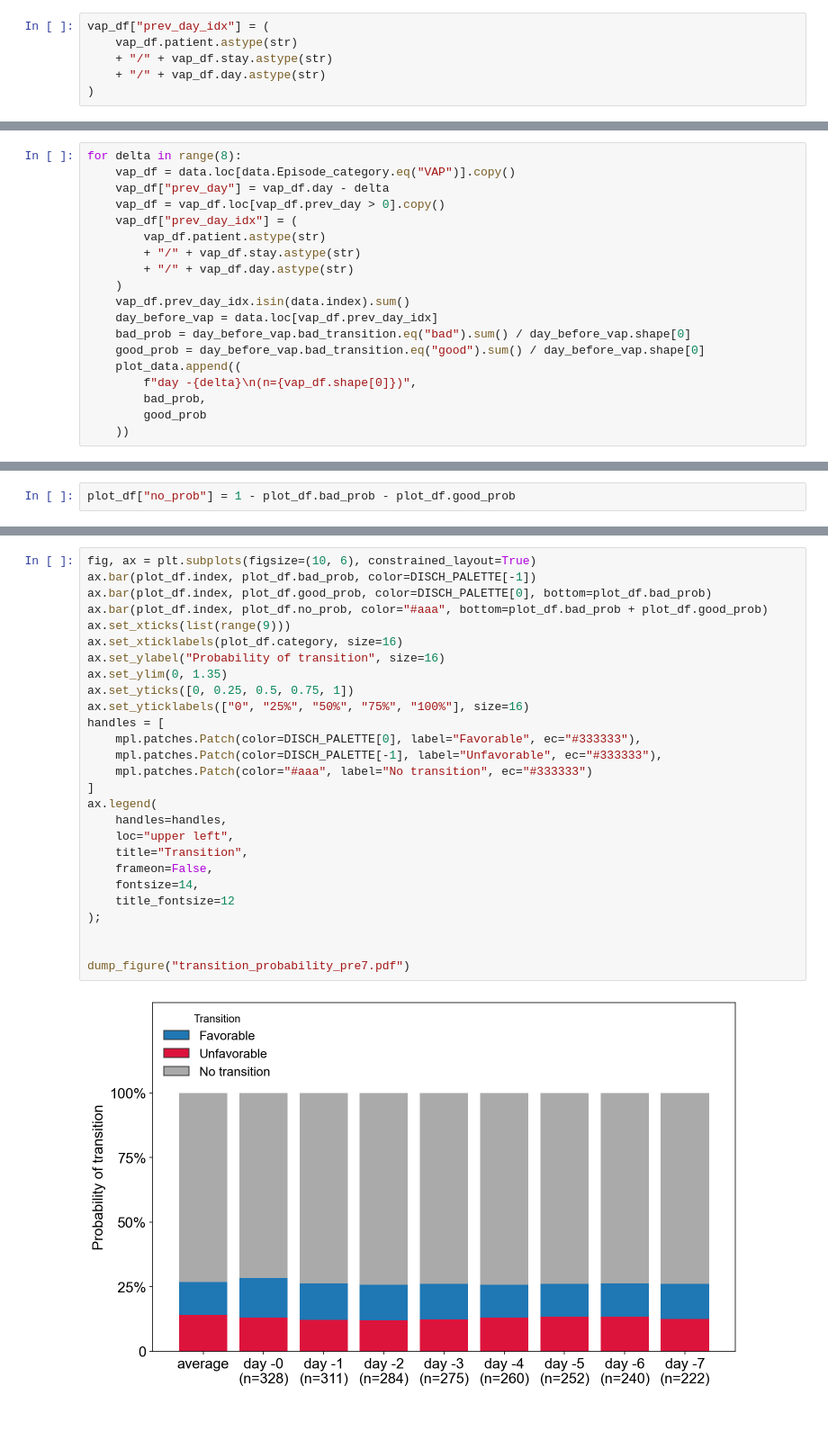
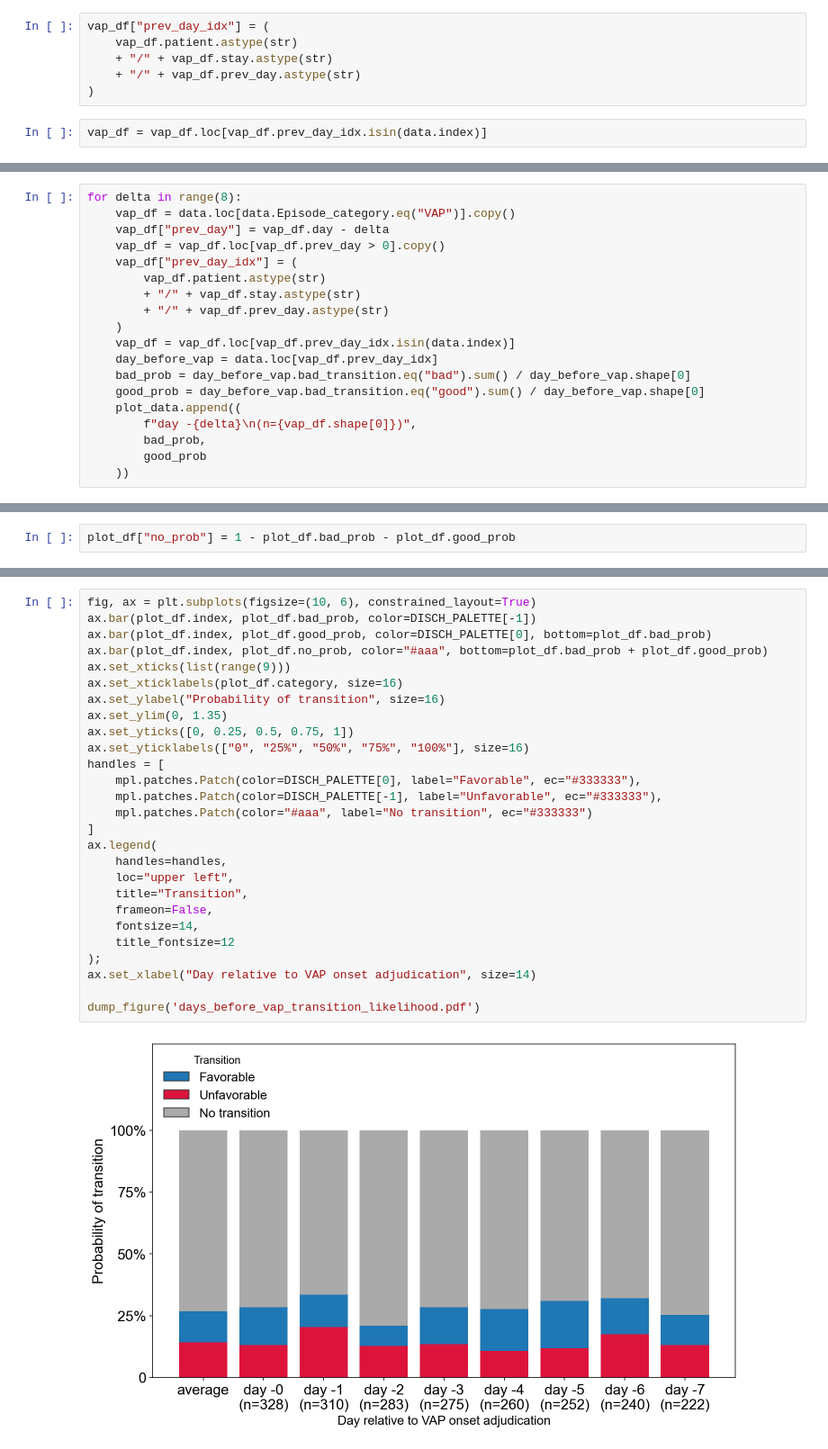
Before and after one commit to NUSCRIPT/CarpeDiem, a Jupyter notebook: narrative/10_VAP_transitions.ipynb, the cells around one changed output, grey strips where cells are left out. Shown at 90% size. Cells and saved outputs as stored; diff of their text form; blank space fills up the shorter version.

```diff
--- a/narrative/10_VAP_transitions.ipynb
+++ b/narrative/10_VAP_transitions.ipynb
@@ -629,8 +689,10 @@ Out of 328 VAP episodes we have 275 that have a day -3 in the ICU
 vap_df["prev_day_idx"] = (
     vap_df.patient.astype(str)
     + "/" + vap_df.stay.astype(str)
-    + "/" + vap_df.day.astype(str)
+    + "/" + vap_df.prev_day.astype(str)
 )
+# %%
+vap_df = vap_df.loc[vap_df.prev_day_idx.isin(data.index)]
 # %%
 vap_df.prev_day_idx.isin(data.index).sum()
 # %% [output]
@@ -667,9 +745,9 @@ for delta in range(8):
     vap_df["prev_day_idx"] = (
         vap_df.patient.astype(str)
         + "/" + vap_df.stay.astype(str)
-        + "/" + vap_df.day.astype(str)
+        + "/" + vap_df.prev_day.astype(str)
     )
-    vap_df.prev_day_idx.isin(data.index).sum()
+    vap_df = vap_df.loc[vap_df.prev_day_idx.isin(data.index)]
     day_before_vap = data.loc[vap_df.prev_day_idx]
     bad_prob = day_before_vap.bad_transition.eq("bad").sum() / day_before_vap.shape[0]
     good_prob = day_before_vap.bad_transition.eq("good").sum() / day_before_vap.shape[0]
@@ -685,29 +776,29 @@ plot_df["no_prob"] = 1 - plot_df.bad_prob - plot_df.good_prob
 # %%
 fig, ax = plt.subplots(figsize=(10, 6), constrained_layout=True)
 ax.bar(plot_df.index, plot_df.bad_prob, color=DISCH_PALETTE[-1])
 ax.bar(plot_df.index, plot_df.good_prob, color=DISCH_PALETTE[0], bottom=plot_df.bad_prob)
 ax.bar(plot_df.index, plot_df.no_prob, color="#aaa", bottom=plot_df.bad_prob + plot_df.good_prob)
 ax.set_xticks(list(range(9)))
 ax.set_xticklabels(plot_df.category, size=16)
 ax.set_ylabel("Probability of transition", size=16)
 ax.set_ylim(0, 1.35)
 ax.set_yticks([0, 0.25, 0.5, 0.75, 1])
 ax.set_yticklabels(["0", "25%", "50%", "75%", "100%"], size=16)
 handles = [
     mpl.patches.Patch(color=DISCH_PALETTE[0], label="Favorable", ec="#333333"),
     mpl.patches.Patch(color=DISCH_PALETTE[-1], label="Unfavorable", ec="#333333"),
     mpl.patches.Patch(color="#aaa", label="No transition", ec="#333333")
 ]
 ax.legend(
     handles=handles,
     loc="upper left",
     title="Transition",
     frameon=False,
     fontsize=14,
     title_fontsize=12
 );
+ax.set_xlabel("Day relative to VAP onset adjudication", size=14)
 
-
-dump_figure("transition_probability_pre7.pdf")
+dump_figure('days_before_vap_transition_likelihood.pdf')
 # %% [output]
-[figure, old version]
+[figure, new version]
```
Also changed, not shown: parts of 50 cells of this notebook.
